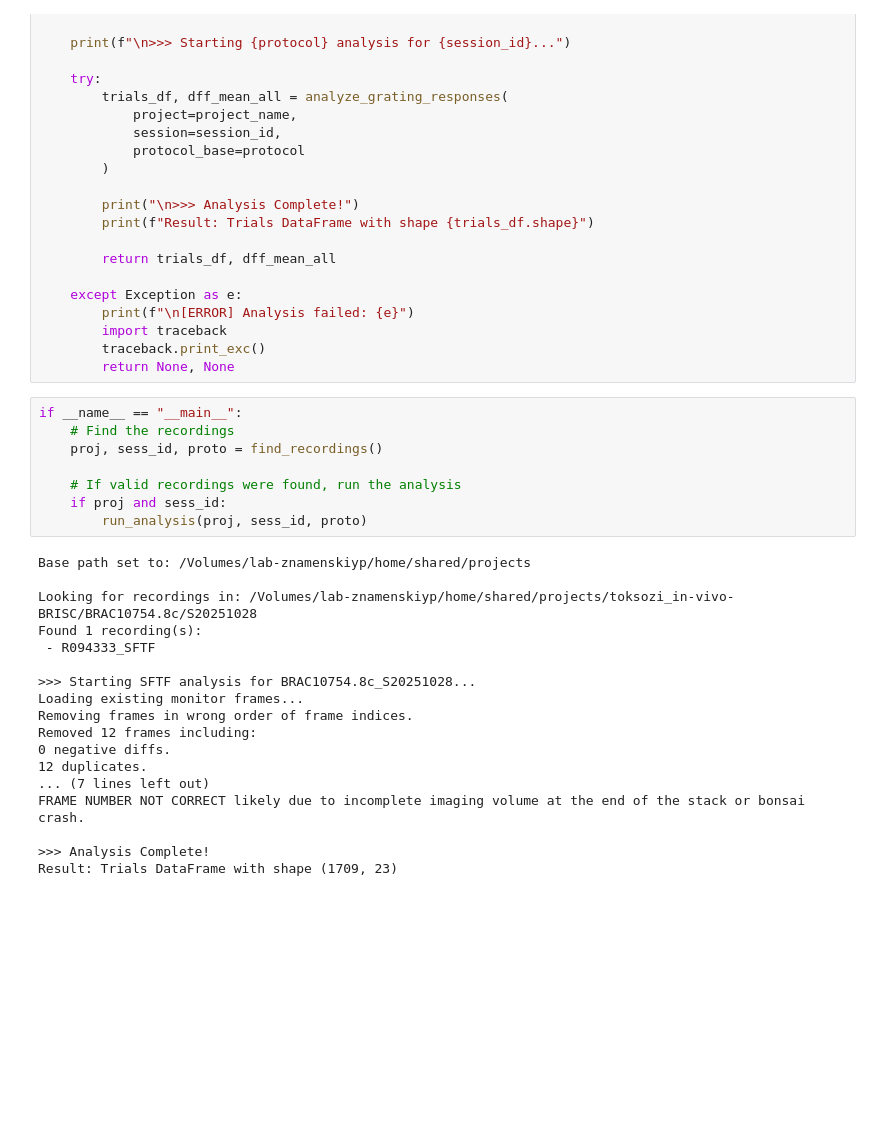
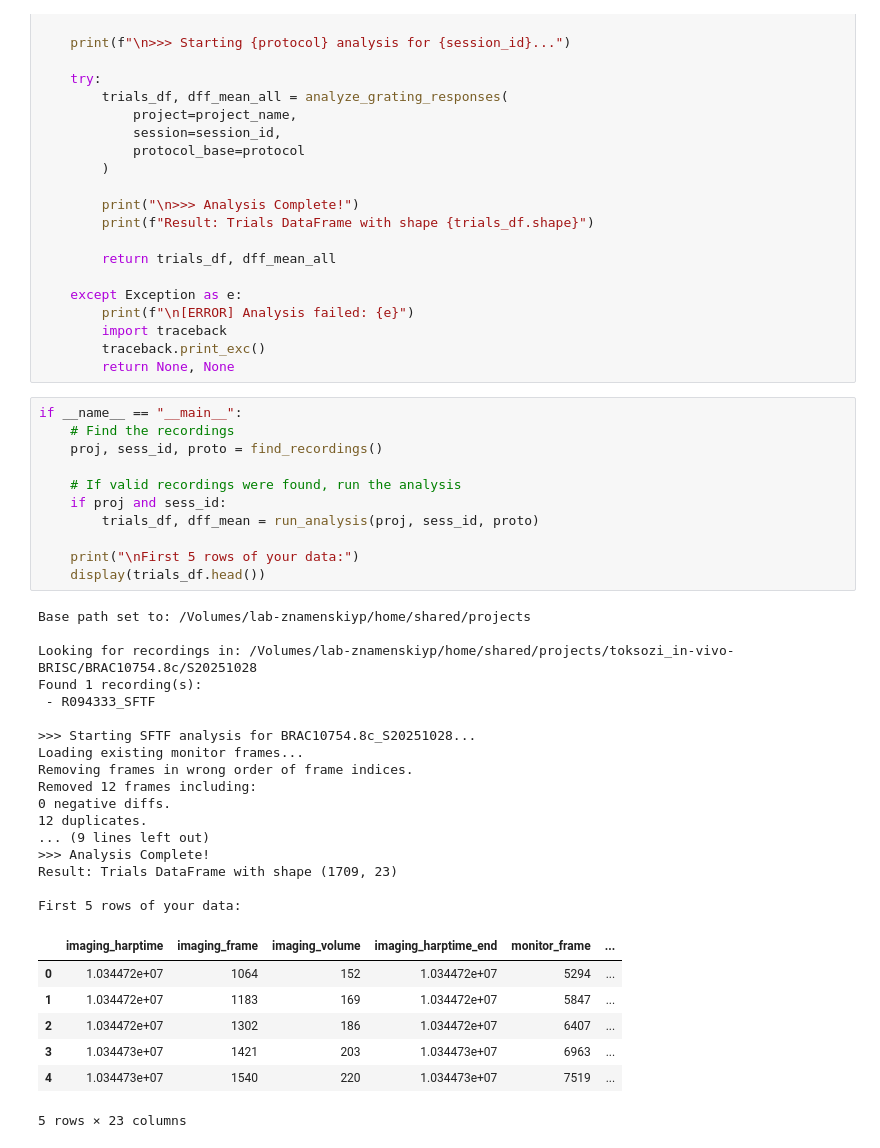
Before and after one commit to znamlab/cottage_analysis, a Jupyter notebook: cottage_analysis/analysis/run_analysis.ipynb, the cells around one changed output. Saved outputs shown, nothing was run; the diff lists cells and outputs as text; blank space fills up the shorter version.

```diff
--- a/cottage_analysis/analysis/run_analysis.ipynb
+++ b/cottage_analysis/analysis/run_analysis.ipynb
@@ -65,26 +65,36 @@ def run_analysis(project_name, session_id, protocol):
 # %%
 if __name__ == "__main__":
     # Find the recordings
     proj, sess_id, proto = find_recordings()
 
     # If valid recordings were found, run the analysis
     if proj and sess_id:
-        run_analysis(proj, sess_id, proto)
+        trials_df, dff_mean = run_analysis(proj, sess_id, proto)
+
+    print("\nFirst 5 rows of your data:")
+    display(trials_df.head())
 # %% [output]
 Base path set to: /Volumes/lab-znamenskiyp/home/shared/projects
 
 Looking for recordings in: /Volumes/lab-znamenskiyp/home/shared/projects/toksozi_in-vivo-BRISC/BRAC10754.8c/S20251028
 Found 1 recording(s):
  - R094333_SFTF
 
 >>> Starting SFTF analysis for BRAC10754.8c_S20251028...
 Loading existing monitor frames...
 Removing frames in wrong order of frame indices.
 Removed 12 frames including:
 0 negative diffs.
 12 duplicates.
-... (7 lines left out)
-FRAME NUMBER NOT CORRECT likely due to incomplete imaging volume at the end of the stack or bonsai crash.
-
+... (9 lines left out)
 >>> Analysis Complete!
 Result: Trials DataFrame with shape (1709, 23)
+
+First 5 rows of your data:
+|  | imaging_harptime | imaging_frame | imaging_volume | imaging_harptime_end | monitor_frame | ... |
+| 0 | 1.034472e+07 | 1064 | 152 | 1.034472e+07 | 5294 | ... |
+| 1 | 1.034472e+07 | 1183 | 169 | 1.034472e+07 | 5847 | ... |
+| 2 | 1.034472e+07 | 1302 | 186 | 1.034472e+07 | 6407 | ... |
+| 3 | 1.034473e+07 | 1421 | 203 | 1.034473e+07 | 6963 | ... |
+| 4 | 1.034473e+07 | 1540 | 220 | 1.034473e+07 | 7519 | ... |
+5 rows × 23 columns
```
Also changed, not shown: parts of 1 cell of this notebook.
